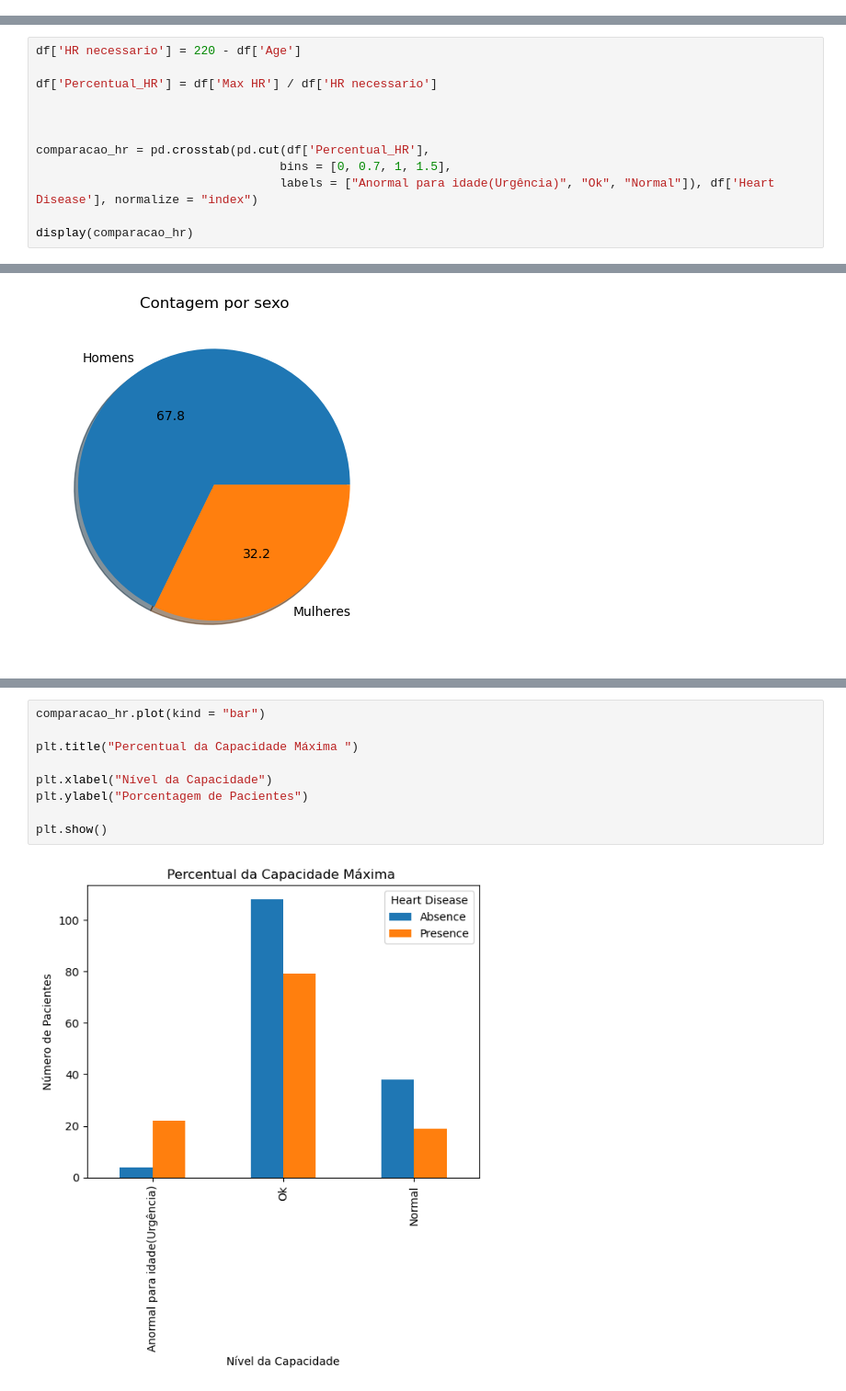
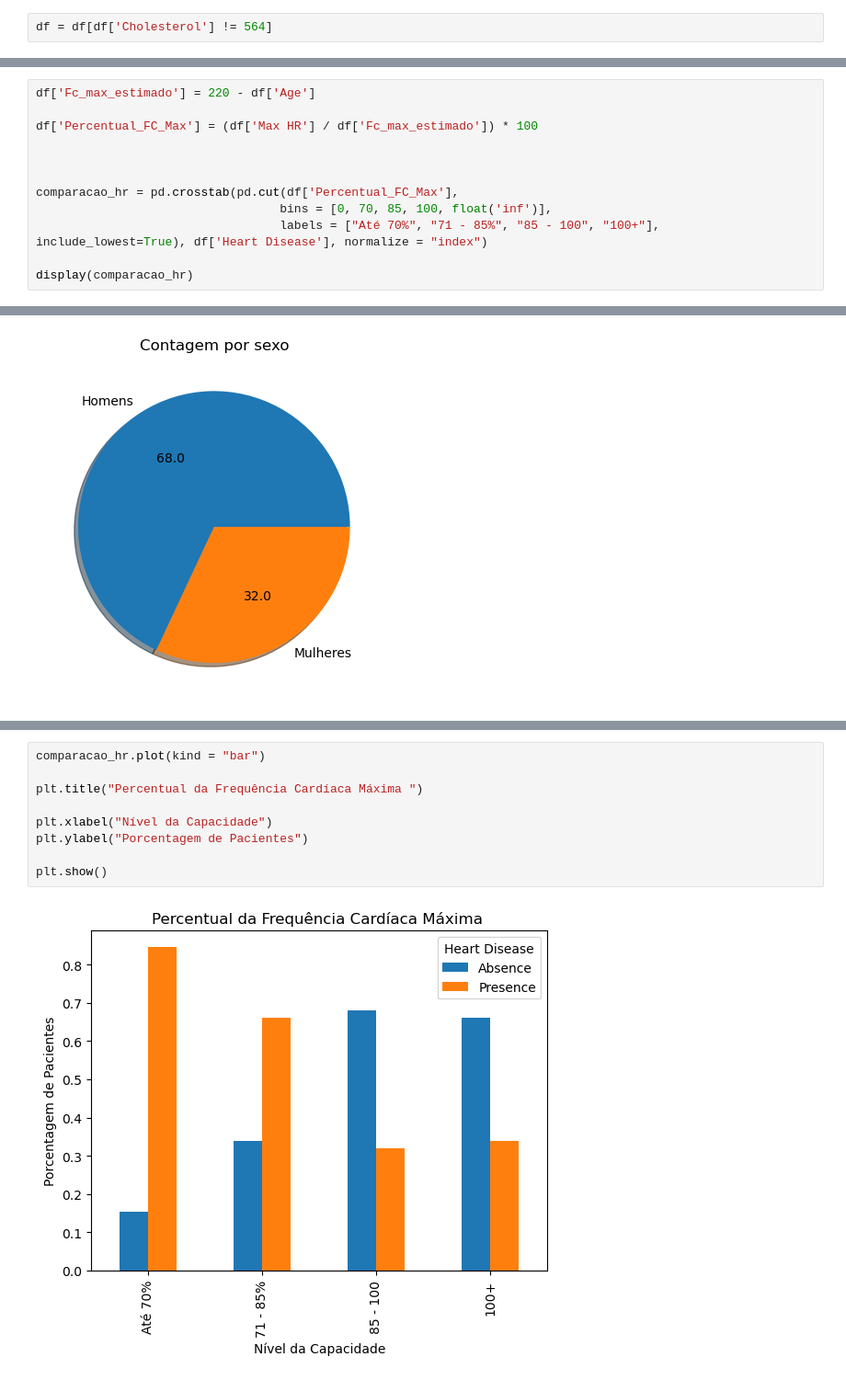
Before and after one commit to Kayky-Miguel/EDA-Health, a Jupyter notebook: Análise_Doença_Coração.ipynb, the cells around one changed output, grey strips where cells are left out. Shown at 92% size. Cells and saved outputs as stored; diff of their text form.

```diff
--- a/Análise_Doença_Coração.ipynb
+++ b/Análise_Doença_Coração.ipynb
@@ -150,0 +173,2 @@ Após entender o dataset e fazer a limpeza, não há valores faltantes, outliers
+# %%
+df = df[df['Cholesterol'] != 564]
@@ -199,13 +245,13 @@ display(chest_pain*100)
 # %%
-df['HR necessario'] = 220 - df['Age']
+df['Fc_max_estimado'] = 220 - df['Age']
 
-df['Percentual_HR'] = df['Max HR'] / df['HR necessario']
+df['Percentual_FC_Max'] = (df['Max HR'] / df['Fc_max_estimado']) * 100
 
 
 
-comparacao_hr = pd.crosstab(pd.cut(df['Percentual_HR'],
-                                  bins = [0, 0.7, 1, 1.5],
-                                  labels = ["Anormal para idade(Urgência)", "Ok", "Normal"]), df['Heart Disease'], normalize = "index")
+comparacao_hr = pd.crosstab(pd.cut(df['Percentual_FC_Max'],
+                                  bins = [0, 70, 85, 100, float('inf')],
+                                  labels = ["Até 70%", "71 - 85%", "85 - 100", "100+"], include_lowest=True), df['Heart Disease'], normalize = "index")
 
 display(comparacao_hr)
 # %% [output]
@@ -382,14 +425,14 @@ plt.show()
 # %%
 comparacao_hr.plot(kind = "bar")
 
-plt.title("Percentual da Capacidade Máxima ")
+plt.title("Percentual da Frequência Cardíaca Máxima ")
 
 plt.xlabel("Nível da Capacidade")
 plt.ylabel("Porcentagem de Pacientes")
 
 plt.show()
 # %% [output]
-[figure, old version]
+[figure, new version]
 # %%
 BP.plot(kind = "bar")
 
```
Also changed, not shown: parts of 51 cells of this notebook.
